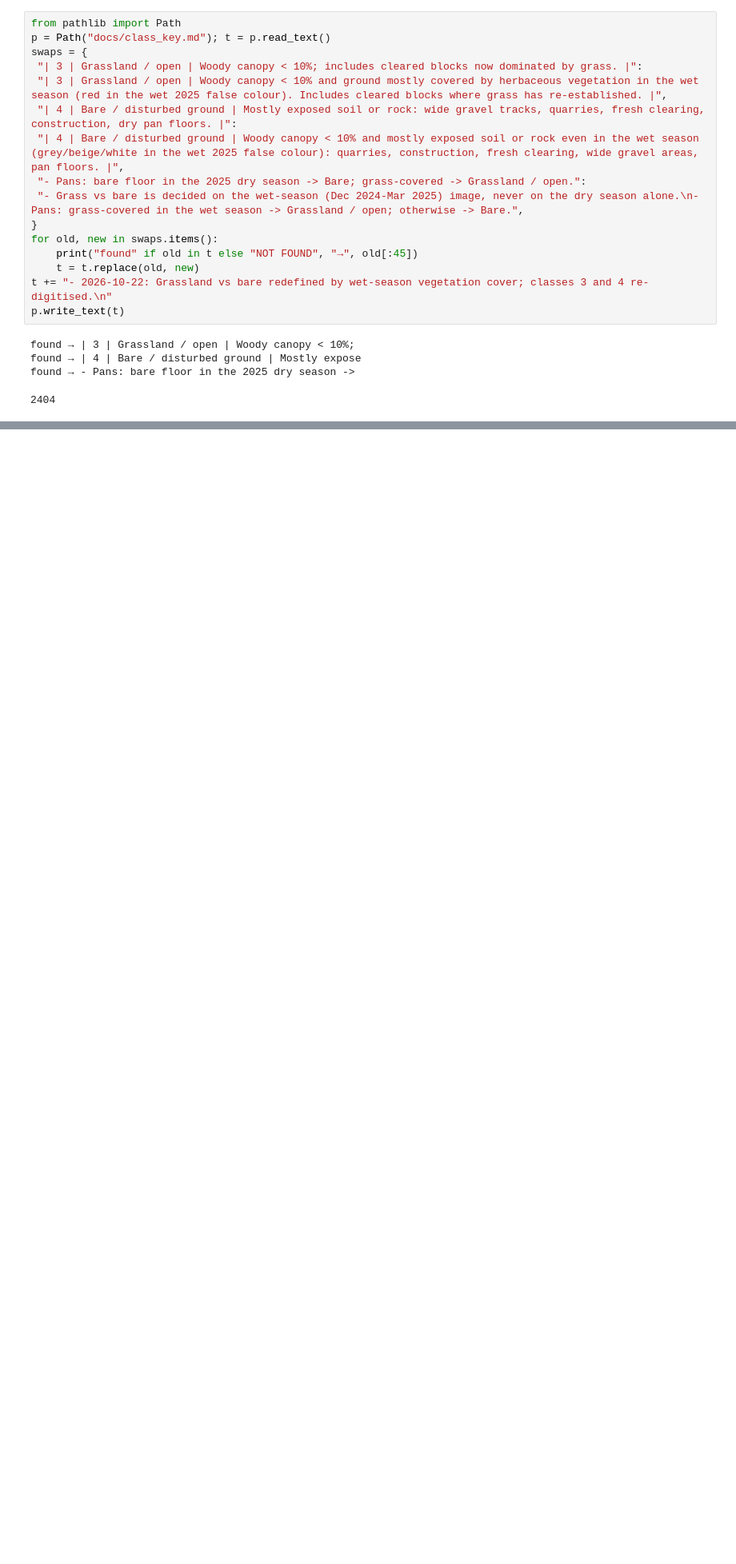
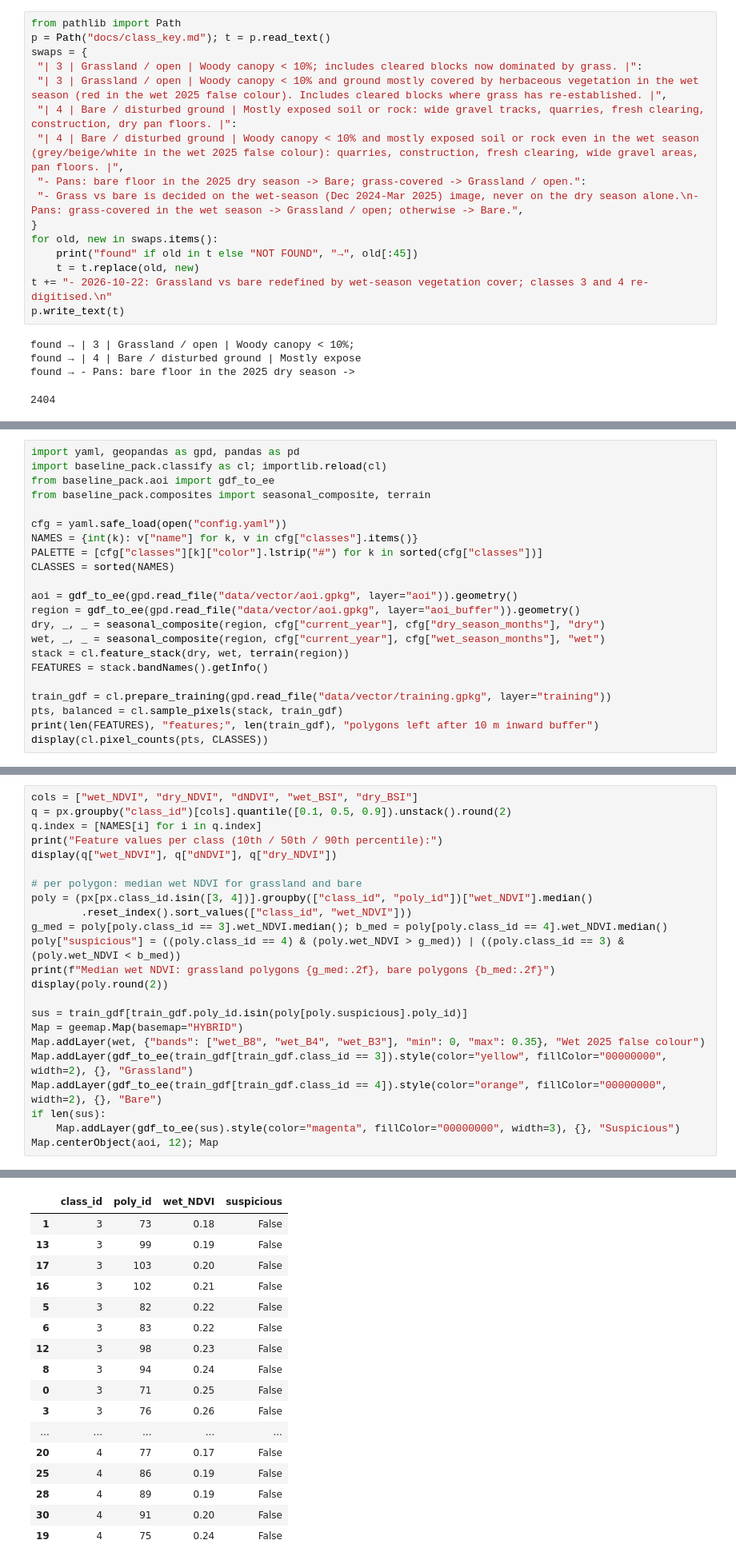
Before and after one commit to ybrosig-geo/namibia-baseline-pack-demo, a Jupyter notebook: notebooks/05_rf_spectral.ipynb, the cells around one changed output, grey strips where cells are left out. Shown at 80% size. Saved outputs shown, nothing was run; the diff lists cells and outputs as text; blank space fills up the shorter version.

```diff
--- a/notebooks/05_rf_spectral.ipynb
+++ b/notebooks/05_rf_spectral.ipynb
@@ -380,0 +442,22 @@ found → - Pans: bare floor in the 2025 dry season ->
+# %%
+import yaml, geopandas as gpd, pandas as pd
+import baseline_pack.classify as cl; importlib.reload(cl)
+from baseline_pack.aoi import gdf_to_ee
+from baseline_pack.composites import seasonal_composite, terrain
+
+cfg = yaml.safe_load(open("config.yaml"))
+NAMES = {int(k): v["name"] for k, v in cfg["classes"].items()}
+PALETTE = [cfg["classes"][k]["color"].lstrip("#") for k in sorted(cfg["classes"])]
+CLASSES = sorted(NAMES)
+
+aoi = gdf_to_ee(gpd.read_file("data/vector/aoi.gpkg", layer="aoi")).geometry()
+region = gdf_to_ee(gpd.read_file("data/vector/aoi.gpkg", layer="aoi_buffer")).geometry()
+dry, _, _ = seasonal_composite(region, cfg["current_year"], cfg["dry_season_months"], "dry")
+wet, _, _ = seasonal_composite(region, cfg["current_year"], cfg["wet_season_months"], "wet")
+stack = cl.feature_stack(dry, wet, terrain(region))
+FEATURES = stack.bandNames().getInfo()
+
+train_gdf = cl.prepare_training(gpd.read_file("data/vector/training.gpkg", layer="training"))
+pts, balanced = cl.sample_pixels(stack, train_gdf)
+print(len(FEATURES), "features;", len(train_gdf), "polygons left after 10 m inward buffer")
+display(cl.pixel_counts(pts, CLASSES))
@@ -380,0 +565,24 @@ found → - Pans: bare floor in the 2025 dry season ->
+# %%
+cols = ["wet_NDVI", "dry_NDVI", "dNDVI", "wet_BSI", "dry_BSI"]
+q = px.groupby("class_id")[cols].quantile([0.1, 0.5, 0.9]).unstack().round(2)
+q.index = [NAMES[i] for i in q.index]
+print("Feature values per class (10th / 50th / 90th percentile):")
+display(q["wet_NDVI"], q["dNDVI"], q["dry_NDVI"])
+
+# per polygon: median wet NDVI for grassland and bare
+poly = (px[px.class_id.isin([3, 4])].groupby(["class_id", "poly_id"])["wet_NDVI"].median()
+        .reset_index().sort_values(["class_id", "wet_NDVI"]))
+g_med = poly[poly.class_id == 3].wet_NDVI.median(); b_med = poly[poly.class_id == 4].wet_NDVI.median()
+poly["suspicious"] = ((poly.class_id == 4) & (poly.wet_NDVI > g_med)) | ((poly.class_id == 3) & (poly.wet_NDVI < b_med))
+print(f"Median wet NDVI: grassland polygons {g_med:.2f}, bare polygons {b_med:.2f}")
+display(poly.round(2))
+
+sus = train_gdf[train_gdf.poly_id.isin(poly[poly.suspicious].poly_id)]
+Map = geemap.Map(basemap="HYBRID")
+Map.addLayer(wet, {"bands": ["wet_B8", "wet_B4", "wet_B3"], "min": 0, "max": 0.35}, "Wet 2025 false colour")
+Map.addLayer(gdf_to_ee(train_gdf[train_gdf.class_id == 3]).style(color="yellow", fillColor="00000000", width=2), {}, "Grassland")
+Map.addLayer(gdf_to_ee(train_gdf[train_gdf.class_id == 4]).style(color="orange", fillColor="00000000", width=2), {}, "Bare")
+if len(sus):
+    Map.addLayer(gdf_to_ee(sus).style(color="magenta", fillColor="00000000", width=3), {}, "Suspicious")
+Map.centerObject(aoi, 12); Map
+# %% [output]
@@ -380,0 +609,17 @@ found → - Pans: bare floor in the 2025 dry season ->
+|  | class_id | poly_id | wet_NDVI | suspicious |
+| 1 | 3 | 73 | 0.18 | False |
+| 13 | 3 | 99 | 0.19 | False |
+| 17 | 3 | 103 | 0.20 | False |
+| 16 | 3 | 102 | 0.21 | False |
+| 5 | 3 | 82 | 0.22 | False |
+| 6 | 3 | 83 | 0.22 | False |
+| 12 | 3 | 98 | 0.23 | False |
+| 8 | 3 | 94 | 0.24 | False |
+| 0 | 3 | 71 | 0.25 | False |
+| 3 | 3 | 76 | 0.26 | False |
+| ... | ... | ... | ... | ... |
+| 20 | 4 | 77 | 0.17 | False |
+| 25 | 4 | 86 | 0.19 | False |
+| 28 | 4 | 89 | 0.19 | False |
+| 30 | 4 | 91 | 0.20 | False |
+| 19 | 4 | 75 | 0.24 | False |
```
Also changed, not shown: parts of 18 cells of this notebook, 5 other files.
